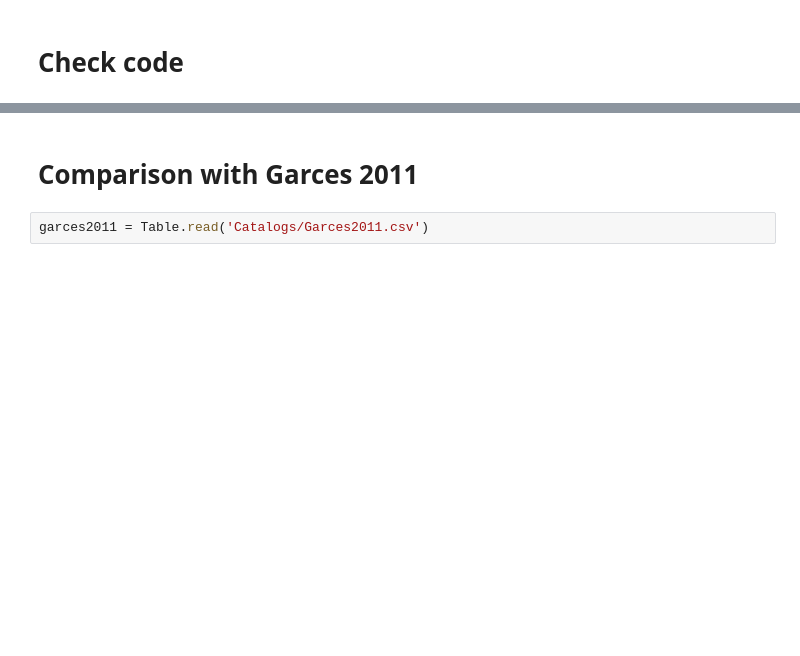
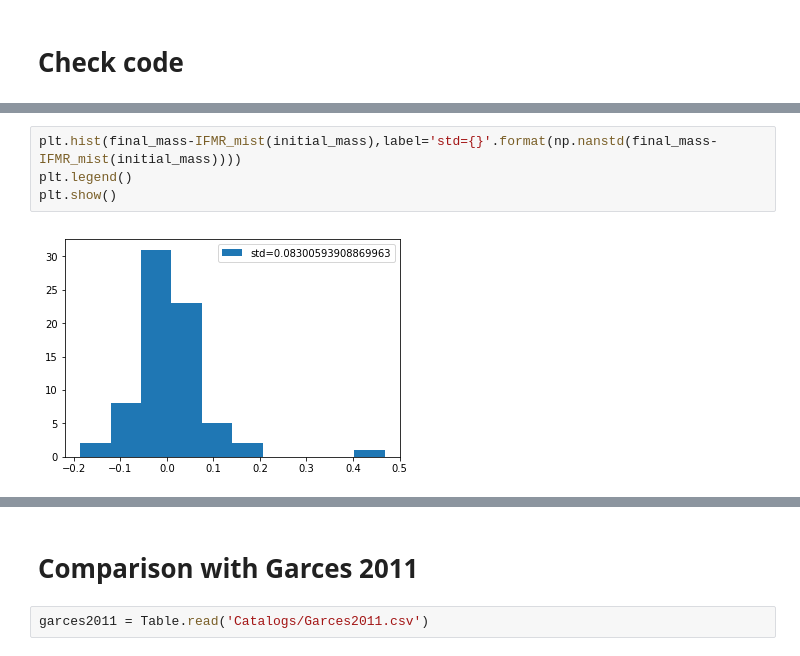
Before and after one commit to rkiman/wdwarfdate, a Jupyter notebook: Age_test.ipynb, the cells around one changed output, grey strips where cells are left out. Drawn from its saved outputs; the diff is of its cells as text; blank space fills up the shorter version.

Commit message:
plots results from age_test.py

```diff
--- a/Age_test.ipynb
+++ b/Age_test.ipynb
@@ -15,0 +59,6 @@ from wdwarfdate import calc_wd_age
+# %%
+plt.hist(final_mass-IFMR_mist(initial_mass),label='std={}'.format(np.nanstd(final_mass-IFMR_mist(initial_mass))))
+plt.legend()
+plt.show()
+# %% [output]
+[figure, added]
```
Also changed, not shown: parts of 36 cells of this notebook.
